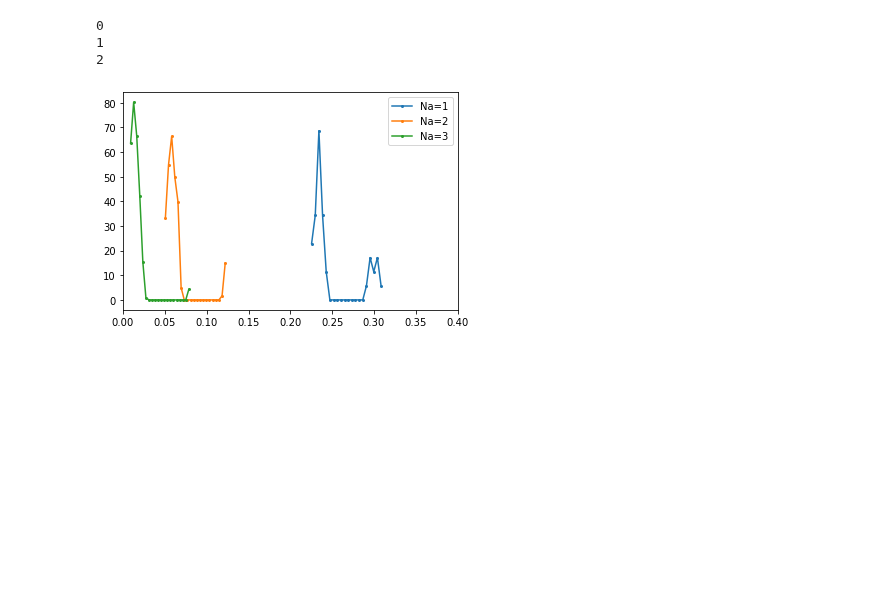
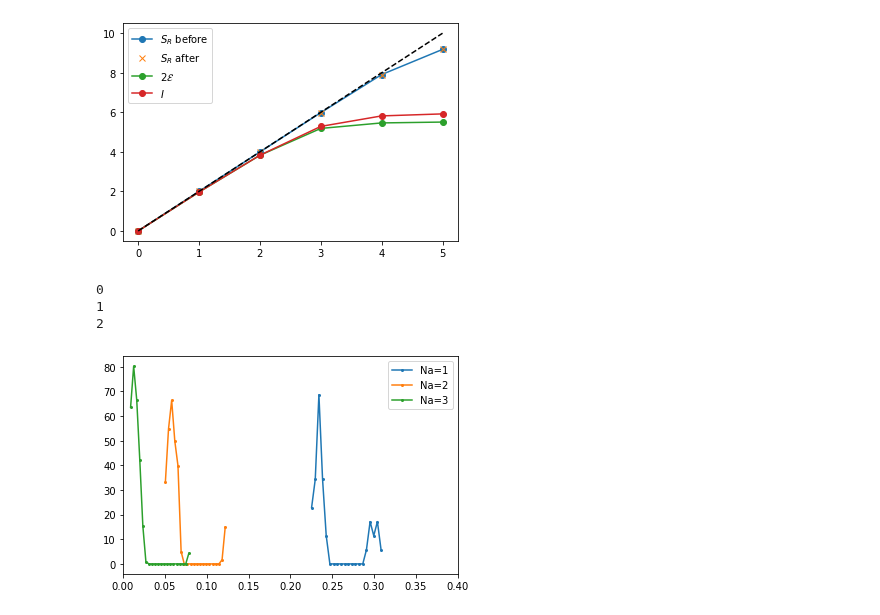
Before and after one commit to hassan-shap/RMT, a Jupyter notebook: reflected entropy.ipynb, the cells around one changed output. Drawn from its saved outputs; the diff is of its cells as text; code cells hidden in the pictures; blank space fills up the shorter version.

```diff
--- a/reflected entropy.ipynb
+++ b/reflected entropy.ipynb
@@ -60,0 +63,27 @@ plt.show()
+# %%
+Nrep=10
+
+neg_q = np.zeros((Nrep,int(Lab/2)+1))
+MI = np.zeros((Nrep,int(Lab/2)+1))
+
+dims_ab = [r] * Lab
+Nc=r**Lc
+
+L= Lab+Lc
+dims = [r] * L
+N = prod(dims)
+
+t_timer=time.time()
+for i_r in range(Nrep):
+    psi = rand_ket(N)
+
+    for i_n in range(int(Lab/2)):
+        La= i_n+1
+        Lb= Lab-i_n-1
+#             neg_q[i_n+1,i_c,i_r]=negativity_subsys_approx(psi, dims=dims, sysa=np.arange(La), sysb=np.arange(La,Lab))
+#             neg_q[i_n+1,i_r] = negativity_subsys_approx(psi, dims=dims, sysa=np.arange(La), sysb=np.arange(La,Lab))
+        neg_q[i_r,i_n+1] = logneg_subsys(psi, dims=dims, sysa=np.arange(La), sysb=np.arange(La,Lab))
+        MI[i_r,i_n+1] = mutinf_subsys(psi, dims=dims, sysa=np.arange(La), sysb=np.arange(La,Lab))
+
+elapsed = time.time() - t_timer
+print("Finished, quimb elapsed time = %.2f " % (elapsed)+ "sec")
@@ -61,3 +92,19 @@ plt.show()
+# %%
+# ent_avg=np.mean(ent,axis=0)
+neg_avg=np.mean(neg_q,axis=0)
+mi_avg=np.mean(MI,axis=0)
+
+plt.figure()
+xx=np.arange(0,int(Lab/2)+1)
+plt.plot(xx,ent_before.T,'o-',label=r'$ S_R $ before')
+plt.plot(xx,ent_after.T,'x',label=r'$ S_R$ after')
+plt.plot(xx,2*neg_avg,'o-',label=r'$ 2{\cal E} $')
+plt.plot(xx,mi_avg,'o-',label=r'$ I$')
+plt.plot(xx,2*xx,'k--')
+plt.legend()
+plt.show()
+# %% [output]
+[figure, added]
 # %%
 Nrep=10
 r=2 # local Hilbert space dim
```
Also changed, not shown: parts of 14 cells of this notebook, 50 other files.
